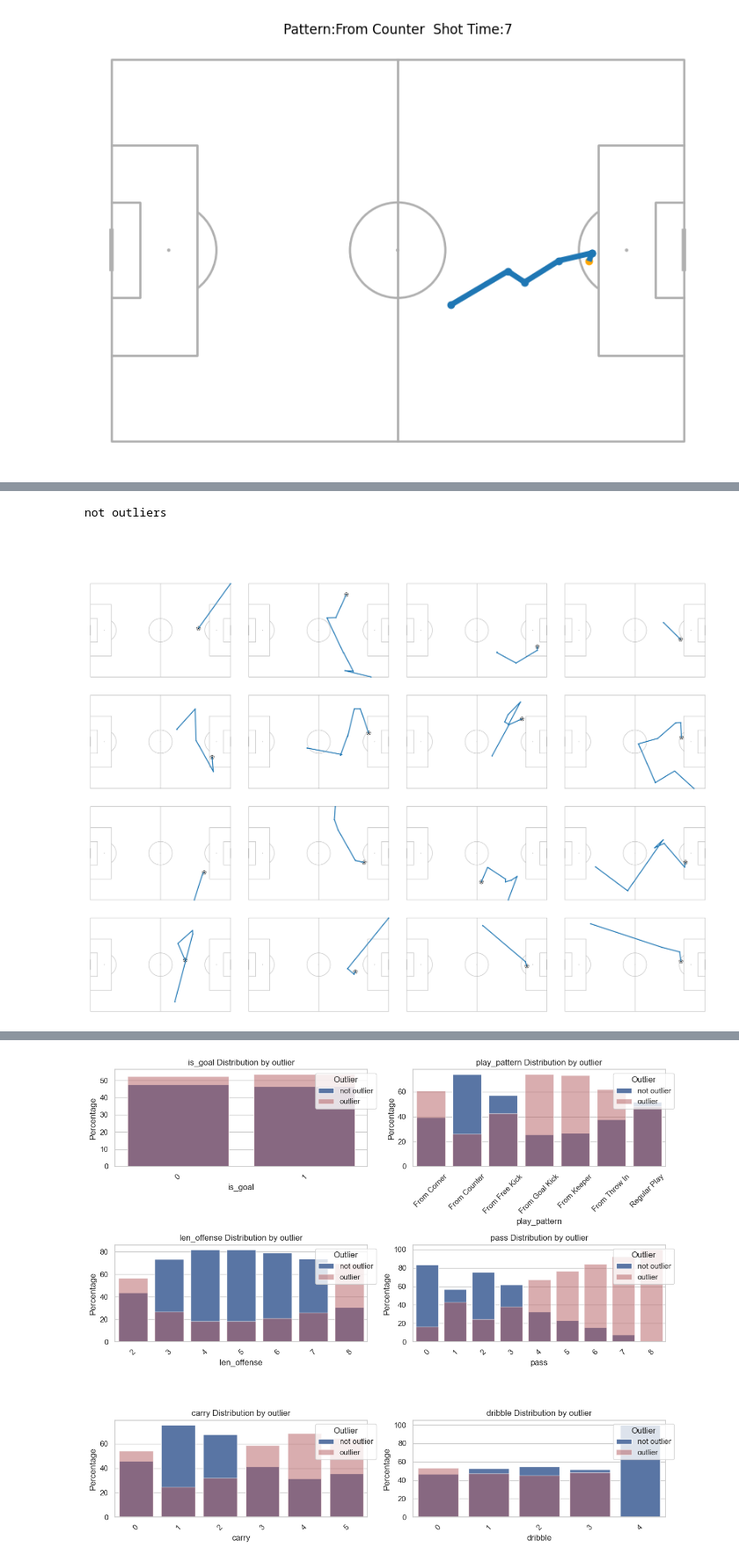
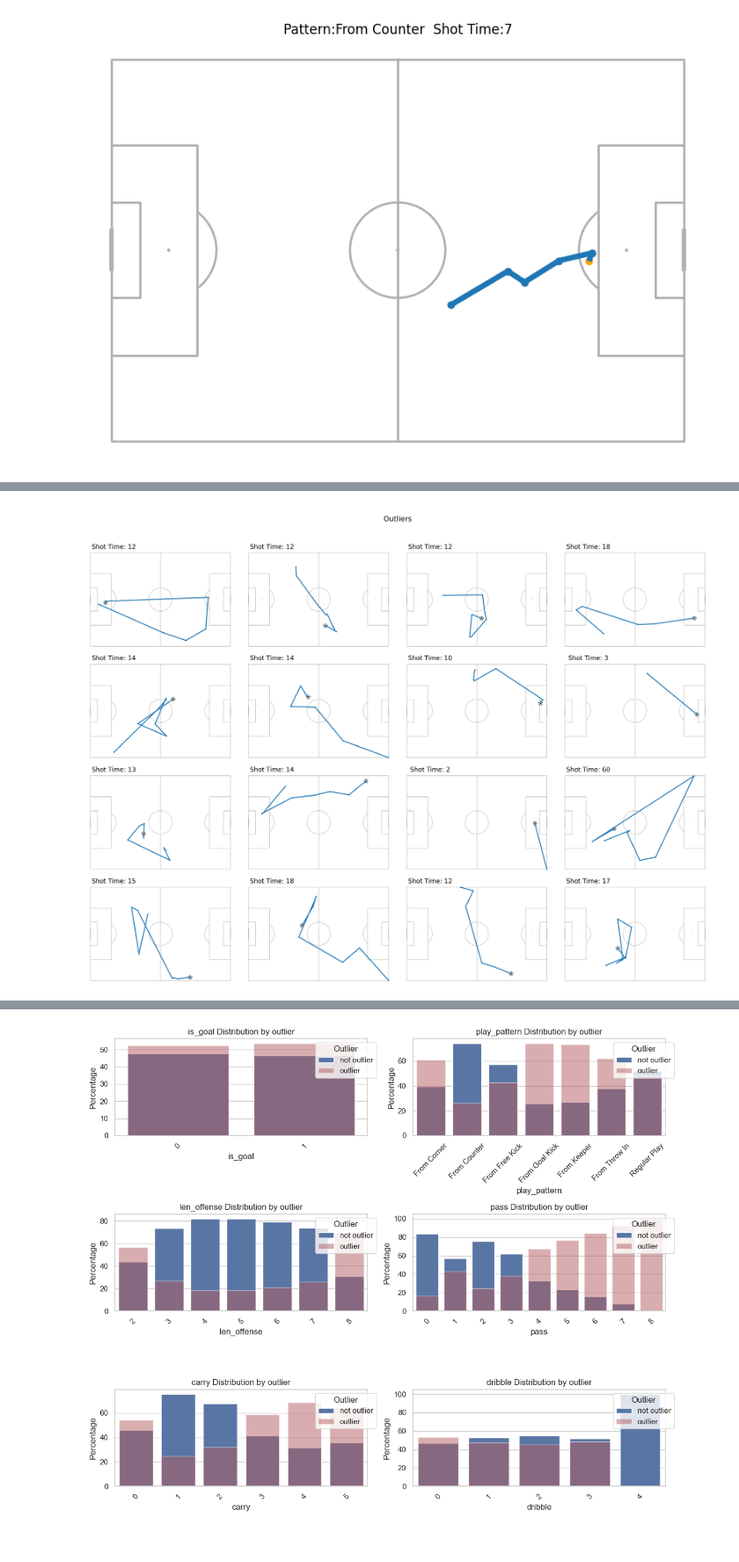
Before and after one commit to royzohar2/Soccer_DS, a Jupyter notebook: invistigate_clusters.ipynb, the cells around one changed output, grey strips where cells are left out. Shown at 88% size. Saved outputs shown, nothing was run; the diff lists cells and outputs as text; code cells hidden in the pictures.

Commit message:
add heatmaps of shots

```diff
--- a/invistigate_clusters.ipynb
+++ b/invistigate_clusters.ipynb
@@ -73,6 +75,4 @@ outliers
-# %%
-print("not outliers")
-offense_grid(not_outlier_sample)
-# %% [output]
-not outliers
-[figure, removed]
+# %%
+offense_grid(outlier_sample, title_text="Outliers")
+# %% [output]
+[figure, added]
```
Also changed, not shown: parts of 13 cells of this notebook.
